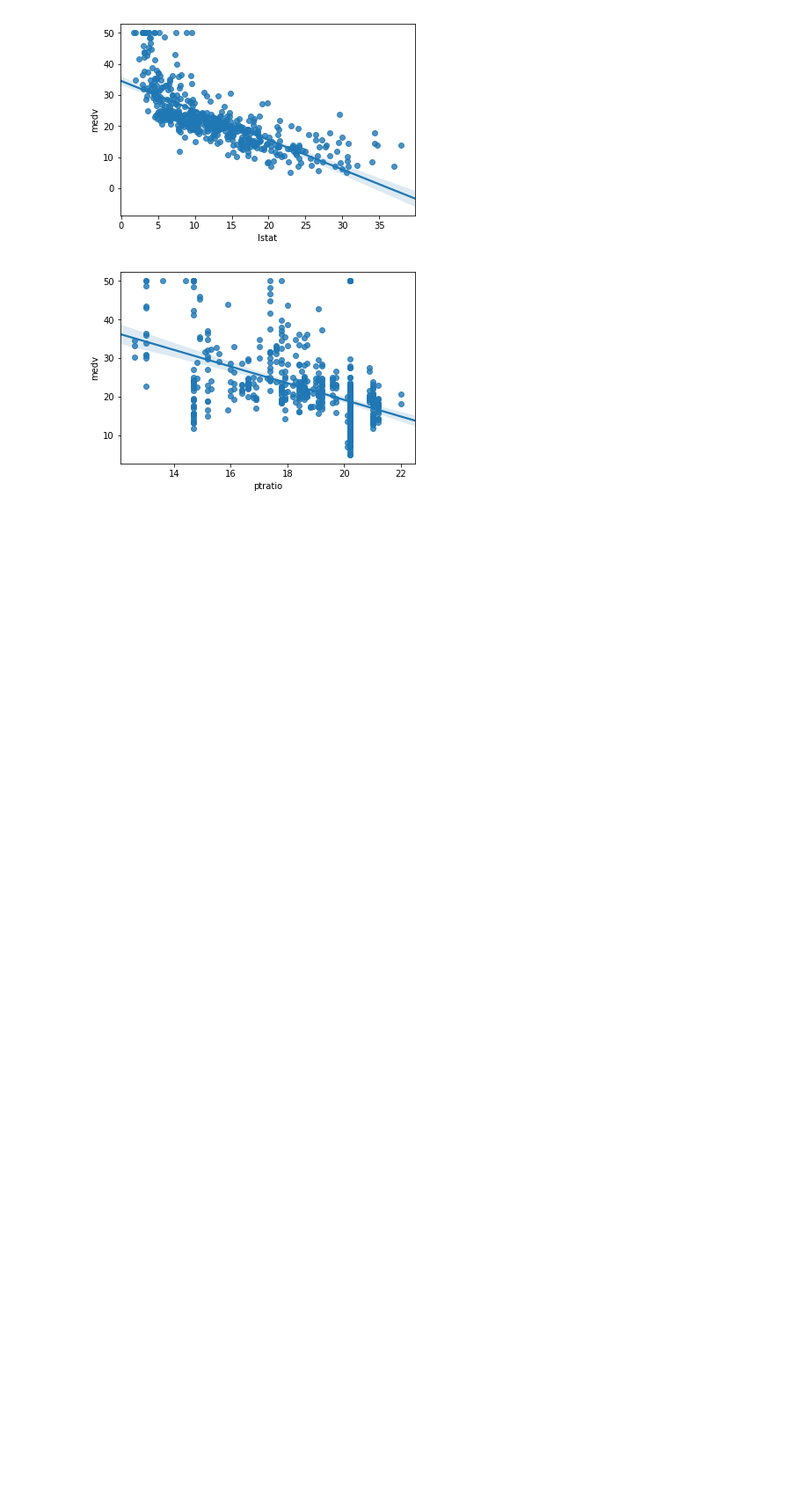
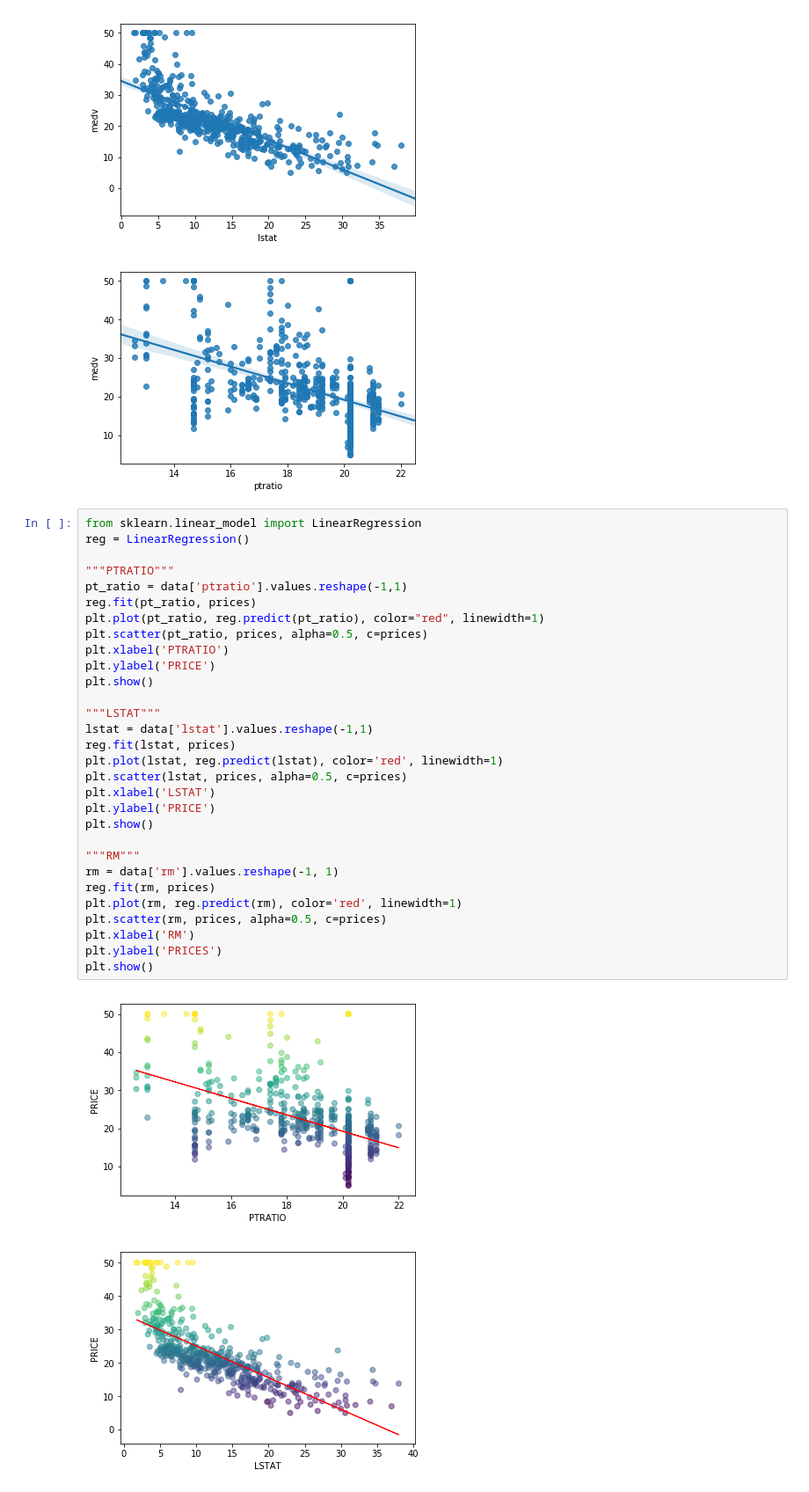
Before and after one commit to geekquad/Boston-Housing, a Jupyter notebook: Boston Housing.ipynb, the cells around one changed output. Shown: that part at 88% size. Saved outputs shown, nothing was run; the diff lists cells and outputs as text; blank space fills up the shorter version.

```diff
--- a/Boston Housing.ipynb
+++ b/Boston Housing.ipynb
@@ -71,3 +71,36 @@ for var in ['rm', 'lstat', 'ptratio']:
 [figure]
 [figure]
 [figure]
+# %%
+from sklearn.linear_model import LinearRegression
+reg = LinearRegression()
+
+"""PTRATIO"""
+pt_ratio = data['ptratio'].values.reshape(-1,1)
+reg.fit(pt_ratio, prices)
+plt.plot(pt_ratio, reg.predict(pt_ratio), color="red", linewidth=1)
+plt.scatter(pt_ratio, prices, alpha=0.5, c=prices)
+plt.xlabel('PTRATIO')
+plt.ylabel('PRICE')
+plt.show()
+
+"""LSTAT"""
+lstat = data['lstat'].values.reshape(-1,1)
+reg.fit(lstat, prices)
+plt.plot(lstat, reg.predict(lstat), color='red', linewidth=1)
+plt.scatter(lstat, prices, alpha=0.5, c=prices)
+plt.xlabel('LSTAT')
+plt.ylabel('PRICE')
+plt.show()
+
+"""RM"""
+rm = data['rm'].values.reshape(-1, 1)
+reg.fit(rm, prices)
+plt.plot(rm, reg.predict(rm), color='red', linewidth=1)
+plt.scatter(rm, prices, alpha=0.5, c=prices)
+plt.xlabel('RM')
+plt.ylabel('PRICES')
+plt.show()
+# %% [output]
+[figure, added]
+[figure, added]
```
Also changed, not shown: parts of 1 cell of this notebook.
